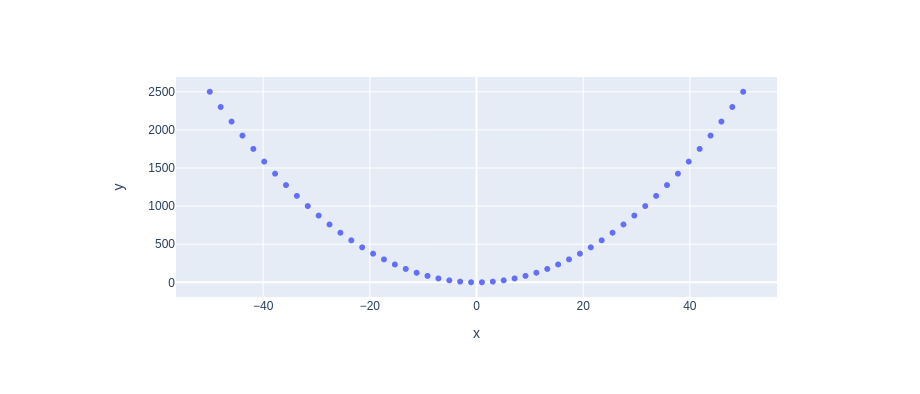
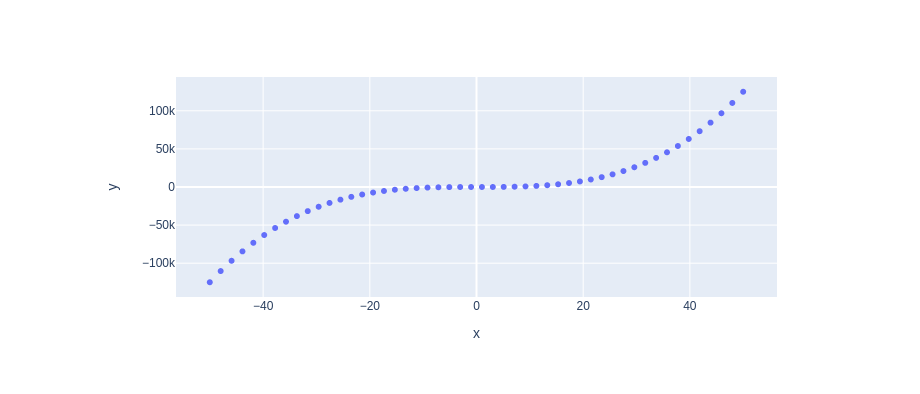
Before and after one commit to vishnoisuresh/my-notebooks-repo, a Jupyter notebook: experiment1.ipynb, the cells around one changed output. Cells and saved outputs as stored; diff of their text form; code cells hidden in the pictures.

```diff
--- a/experiment1.ipynb
+++ b/experiment1.ipynb
@@ -4,7 +4,7 @@ import plotly.express as px
 # x-axis data points
 x = np.linspace(start=-50, stop=50)
 # y-axis data points
-y = x ** 2
+y = x ** 3
 # define the plot
 fig = px.scatter(x=x, y=y)
 fig.show()
@@ -13 +12 @@ fig.show()
-[figure, old version]
+[figure, new version]
```
Also changed, not shown: parts of 1 cell of this notebook.
